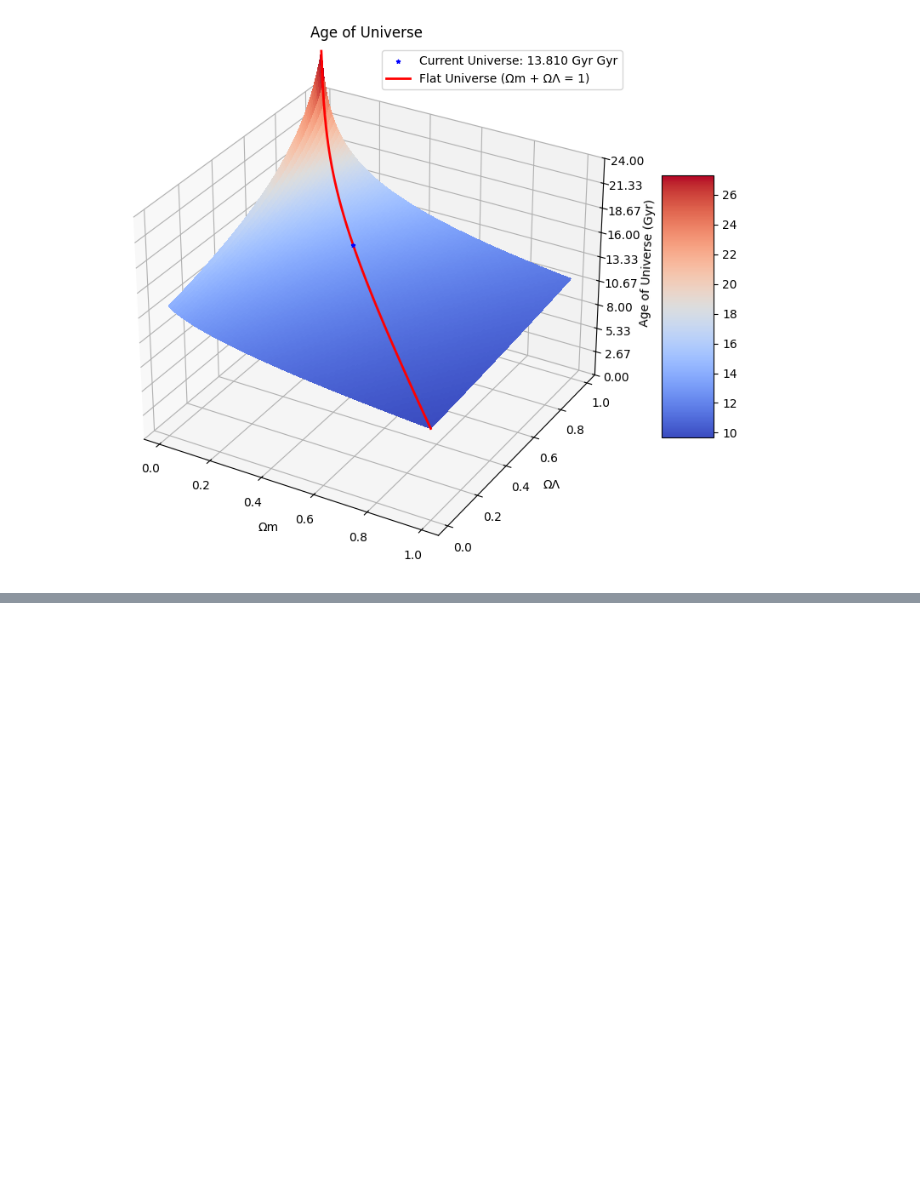
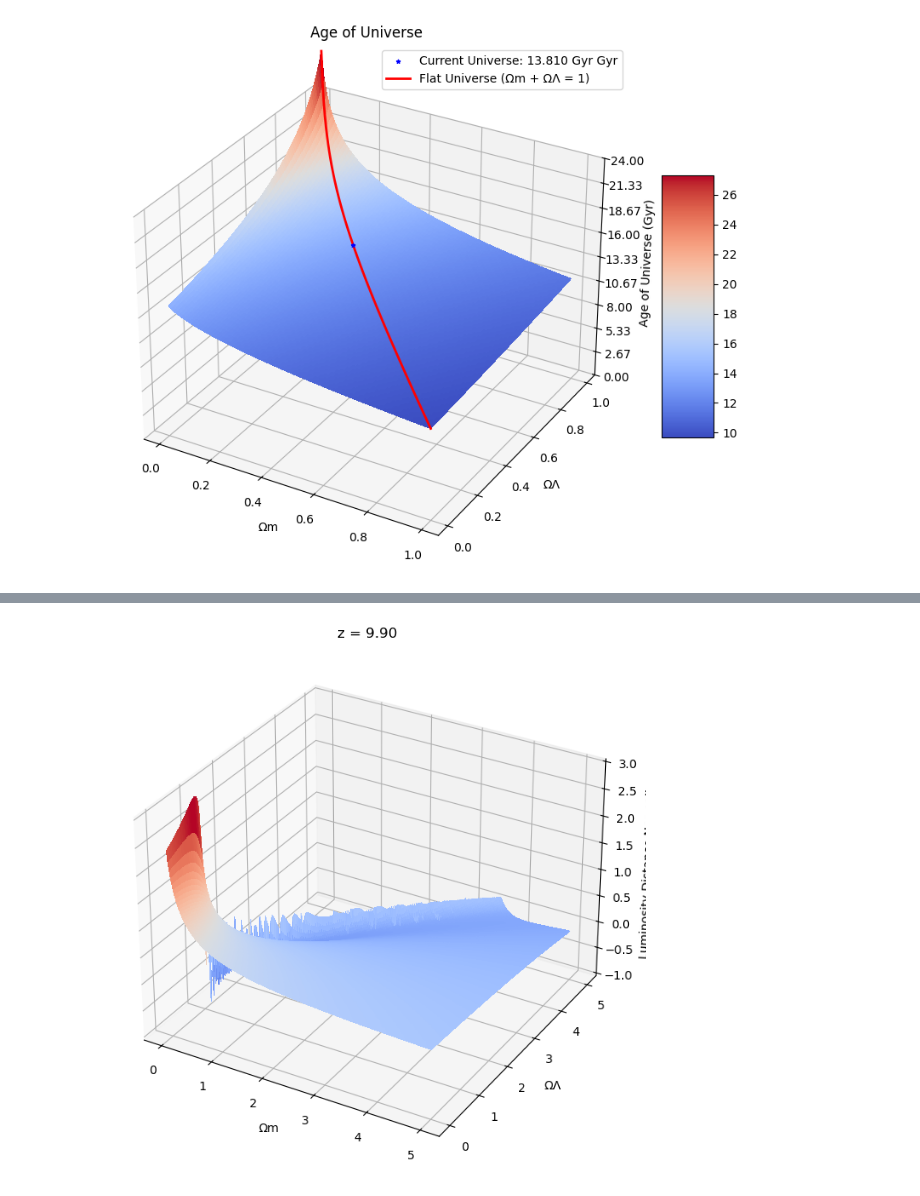
Before and after one commit to john1256/KASI_Ms, a Jupyter notebook: 2025/cosmo.ipynb, the cells around one changed output, grey strips where cells are left out. Cells and saved outputs as stored; diff of their text form; code cells hidden in the pictures; blank space fills up the shorter version.

```diff
--- a/2025/cosmo.ipynb
+++ b/2025/cosmo.ipynb
@@ -181,0 +245,34 @@ plt.show()
+# %%
+# 애니메이션 설정
+
+from matplotlib.animation import FuncAnimation
+
+# 애니메이션 설정
+fig = plt.figure(figsize=(10, 8))
+ax = plt.axes(projection='3d')
+vmin = np.min(distarr)
+vmax = np.max(distarr)
+# 애니메이션 함수
+def update(frame):
+    ax.clear()
+    surf = ax.plot_surface(OmegamX, OmegalambY, distarr[frame],
+                          rstride=1, cstride=1,
+                          cmap='coolwarm',
+                          linewidth=0,
+                          antialiased=False)
+    ax.set_xlabel('Ωm')
+    ax.set_ylabel('ΩΛ')
+
+    ax.set_zlabel('Luminosity Distance Normalized')
+    ax.set_title(f'z = {zrange[frame]:.2f}')
+    return surf,
+
+# 애니메이션 생성
+anim = FuncAnimation(fig, update, frames=len(zrange),
+                    interval=100,  # 100ms 간격으로 프레임 변경
+                    blit=False)  # blit=False로 변경
+
+anim.save('/Users/john1256/KASI_Ms/2025/luminosity_distance.gif', writer='pillow')
+plt.show()
+# %% [output]
+[figure, added]
```
Also changed, not shown: parts of 22 cells of this notebook, 2 other files.
